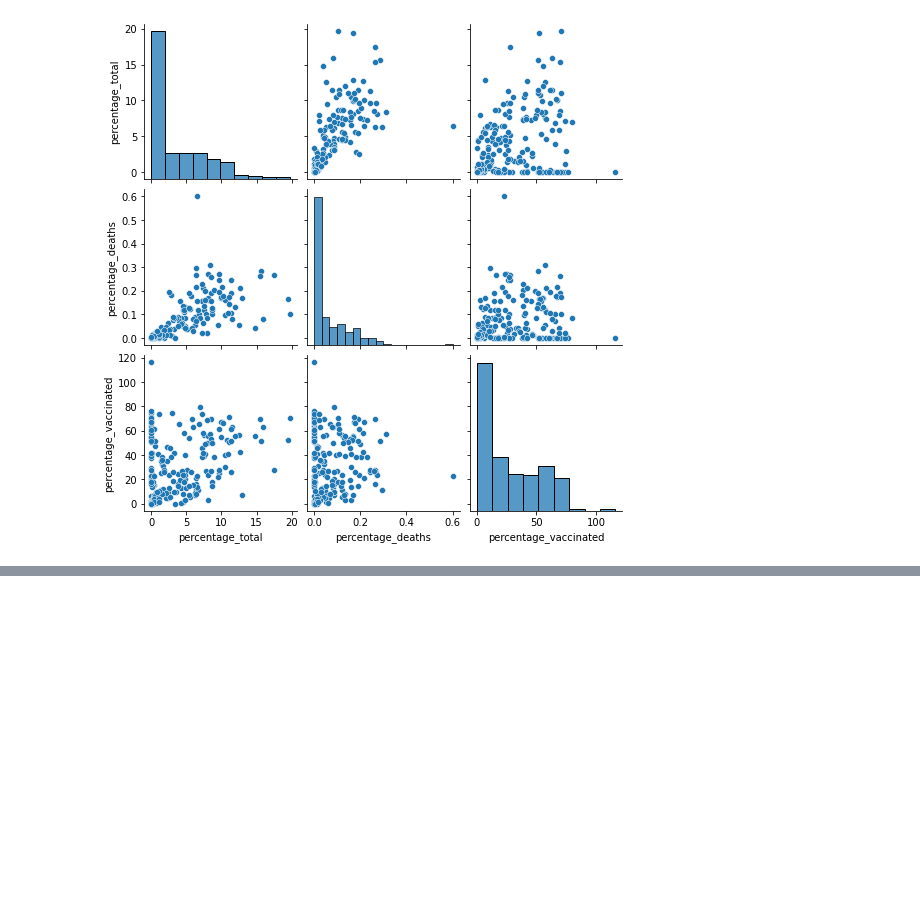
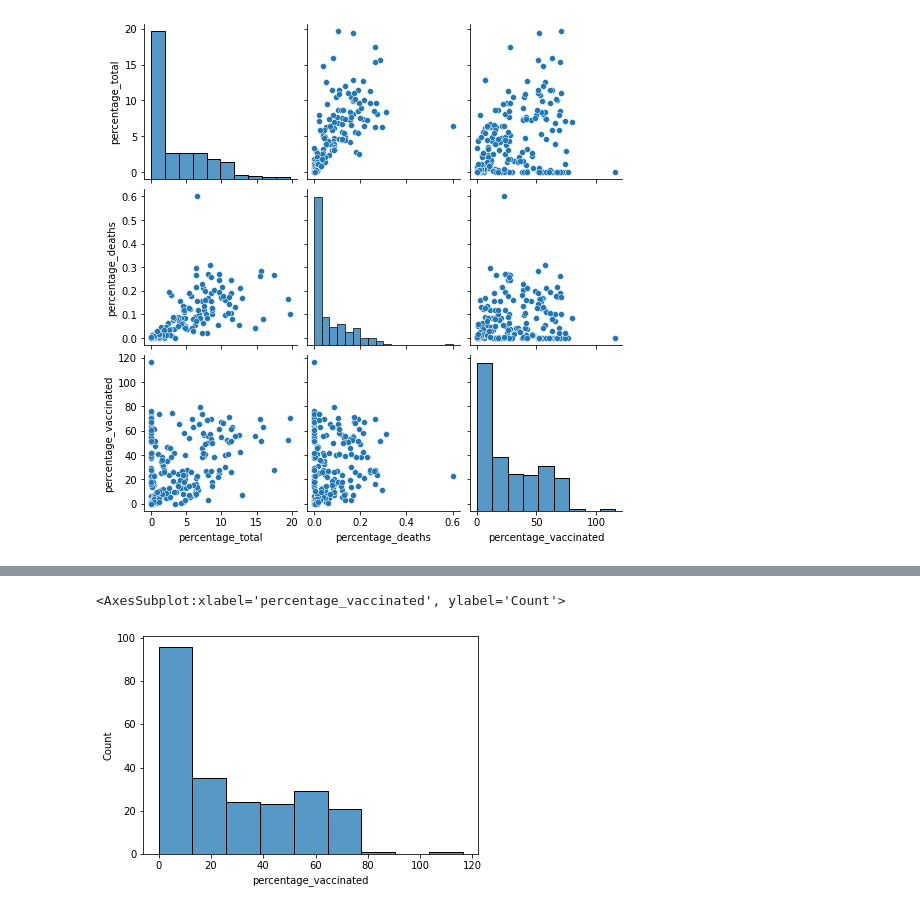
Before and after one commit to snkty8/Test_COVID_Project, a Jupyter notebook: Visuals_2.ipynb, the cells around one changed output, grey strips where cells are left out. Cells and saved outputs as stored; diff of their text form; code cells hidden in the pictures; blank space fills up the shorter version.

```diff
--- a/Visuals_2.ipynb
+++ b/Visuals_2.ipynb
@@ -123,0 +134,5 @@ sns.pairplot(Percentages)
+# %%
+sns.histplot(Percentages['percentage_vaccinated'])
+# %% [output]
+<AxesSubplot:xlabel='percentage_vaccinated', ylabel='Count'>
+[figure, added]
```
Also changed, not shown: parts of 2 cells of this notebook.
